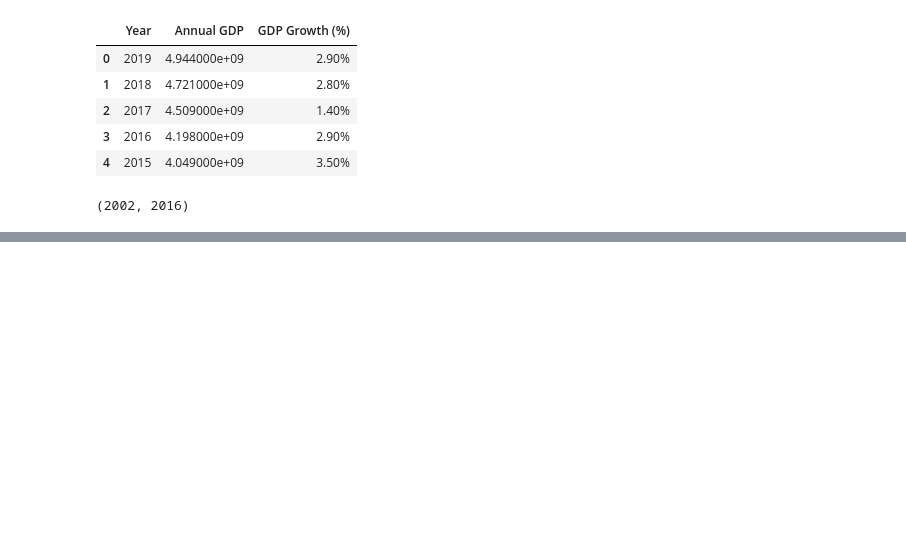
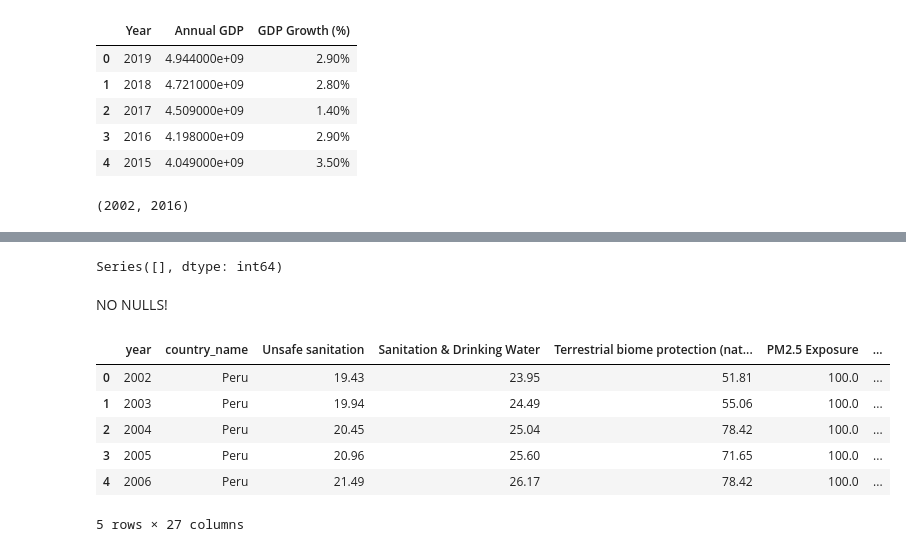
Before and after one commit to Avanyali/EPIDemographicModel, a Jupyter notebook: Step2_DataCleaning&Exploration.ipynb, the cells around one changed output, grey strips where cells are left out. Cells and saved outputs as stored; diff of their text form; code cells hidden in the pictures; blank space fills up the shorter version.

```diff
--- a/Step2_DataCleaning&Exploration.ipynb
+++ b/Step2_DataCleaning&Exploration.ipynb
@@ -375,2 +373,4 @@ for year in somalia_gdp.index.tolist():
+# %%
+epi.loc[epi['country_name']=='Iraq', 'GDP'] = epi.loc[epi['country_name']=='Iraq','GDP'].fillna(3.662790e+10)
 # %% [markdown]
 - Impute remaining nulls by padding using existing entries.
@@ -378,0 +401,2 @@ for year in somalia_gdp.index.tolist():
+# %%
+epi.loc[epi['country_name']=='Guinea-Bissau', 'Marine Protected Areas'] = epi.loc[epi['country_name']=='Guinea-Bissau','Marine Protected Areas'].fillna(98.330)
@@ -378,0 +426,19 @@ for year in somalia_gdp.index.tolist():
+# %%
+epi.loc[epi['country_name']=='Brunei Darussalam', 'Marine Protected Areas'] = epi.loc[epi['country_name']=='Brunei Darussalam','Marine Protected Areas'].fillna(38.48)
+# %%
+nulls = epi.isnull().sum().sort_values(ascending =False)
+nulls[nulls > 0]
+# %% [output]
+Series([], dtype: int64)
+# %% [markdown]
+NO NULLS!
+# %%
+epi.to_csv('./data/dataframes/epi_cleaned.csv')
+# %% [output]
+|  | year | country_name | Unsafe sanitation | Sanitation & Drinking Water | Terrestrial biome protection (nat... | PM2.5 Exposure | ... |
+| 0 | 2002 | Peru | 19.43 | 23.95 | 51.81 | 100.0 | ... |
+| 1 | 2003 | Peru | 19.94 | 24.49 | 55.06 | 100.0 | ... |
+| 2 | 2004 | Peru | 20.45 | 25.04 | 78.42 | 100.0 | ... |
+| 3 | 2005 | Peru | 20.96 | 25.60 | 71.65 | 100.0 | ... |
+| 4 | 2006 | Peru | 21.49 | 26.17 | 78.42 | 100.0 | ... |
+5 rows × 27 columns
```
Also changed, not shown: parts of 21 cells of this notebook, 1 other file.
